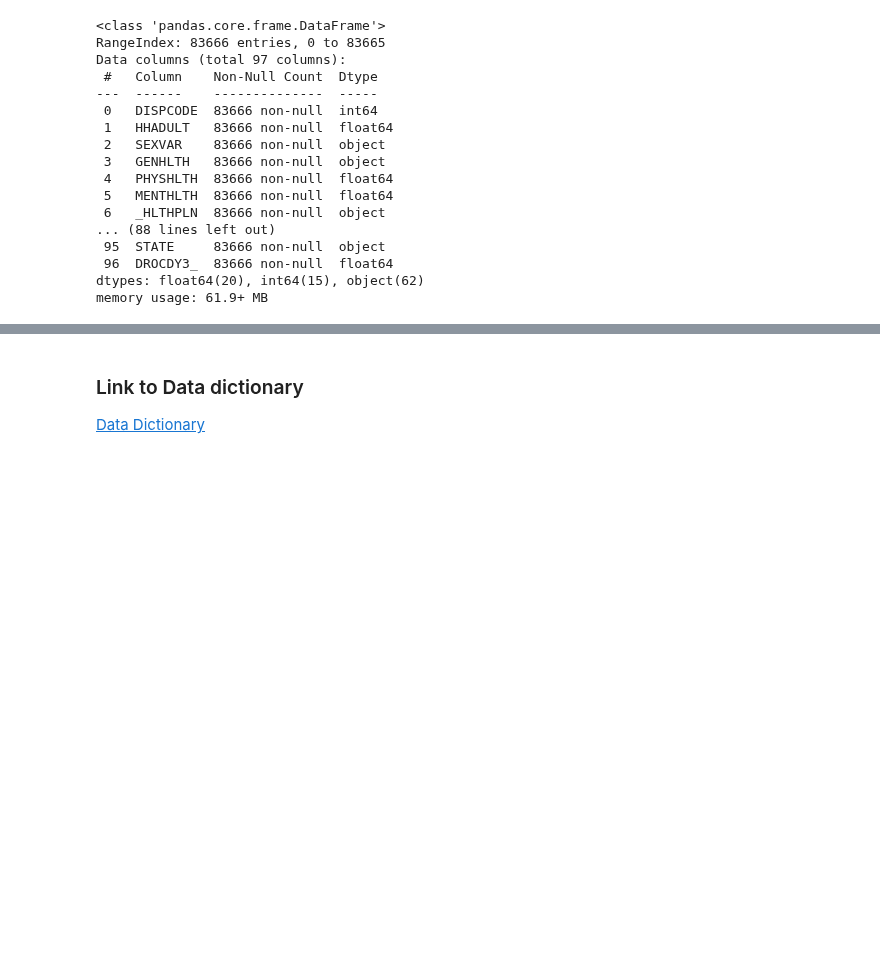
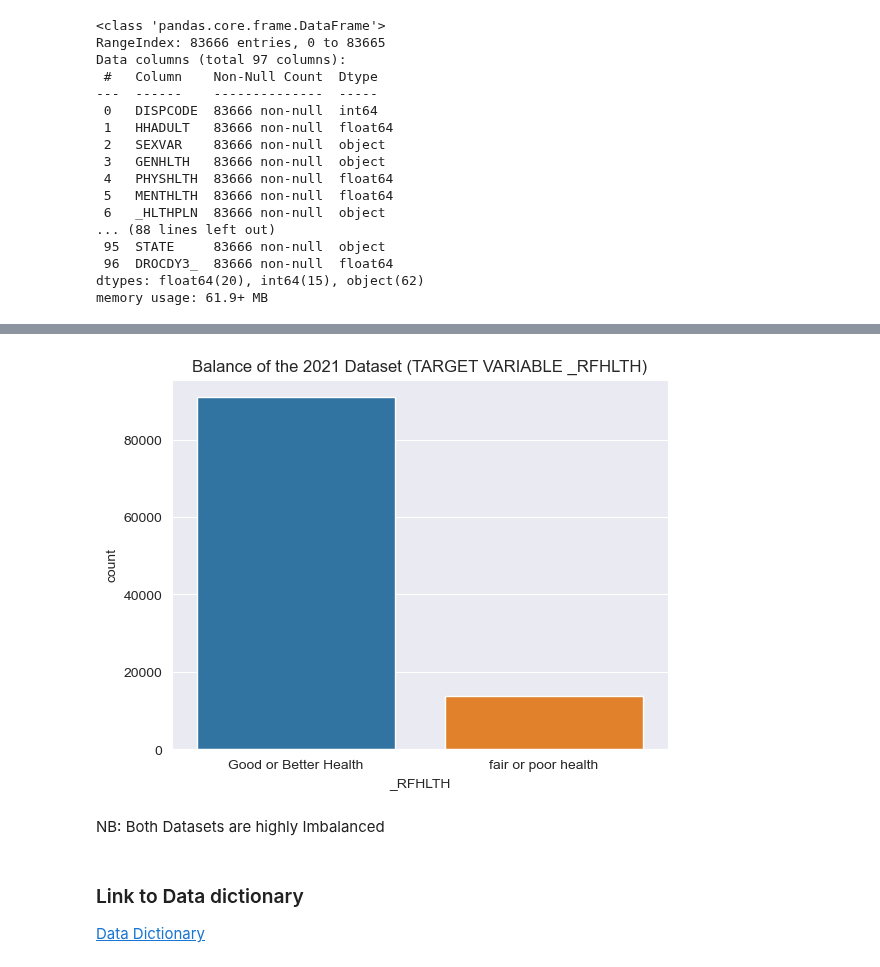
Before and after one commit to OBINNADINNEYA/BRFSS_BIGDATA_PROJECT, a Jupyter notebook: Classification Models.ipynb, the cells around one changed output, grey strips where cells are left out. Drawn from its saved outputs; the diff is of its cells as text; code cells hidden in the pictures; blank space fills up the shorter version.

Commit message:
edited EDA and models notebook

```diff
--- a/Classification Models.ipynb
+++ b/Classification Models.ipynb
@@ -105,3 +106,13 @@ sns.countplot(x=model_train['_RFHLTH'])
+# %%
+#Balance of the Dataset (TARGET VARIABLE _RFHLTH)
+sns.set_style('darkgrid')
+sns.countplot(x=model_valid['_RFHLTH'])
+plt.title('Balance of the 2021 Dataset (TARGET VARIABLE _RFHLTH)')
+plt.show()
+# %% [output]
+[figure, added]
+# %% [markdown]
+NB: Both Datasets are highly Imbalanced
 # %% [markdown]
 ### Link to Data dictionary
 [Data Dictionary](https://github.com/OBINNADINNEYA/MY_BIGDATA_PROJECT/tree/branch_1/Questionnaires%20and%20Calculated%20variables%20(Data%20Dictionary))
```
Also changed, not shown: parts of 33 cells of this notebook, 4 other files.
